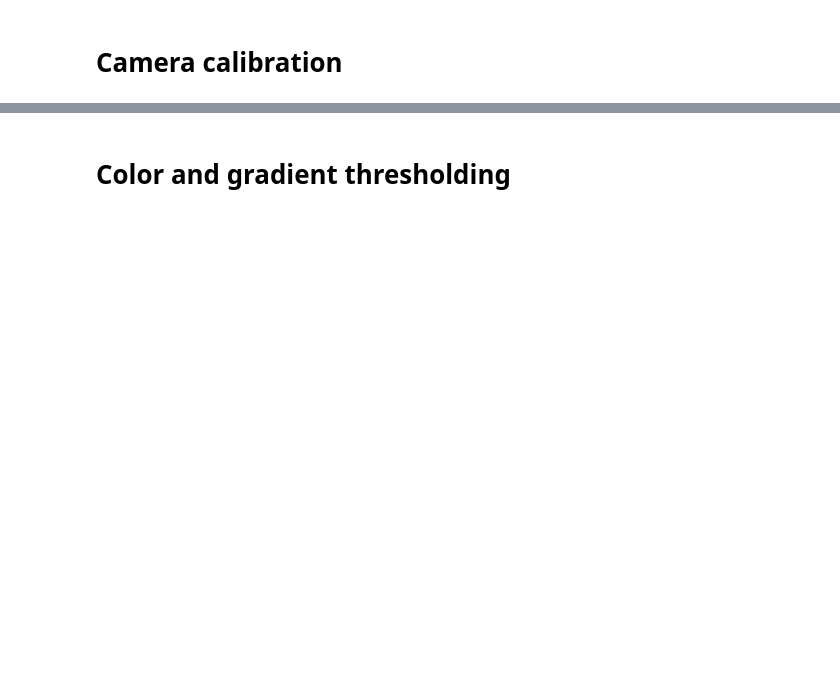
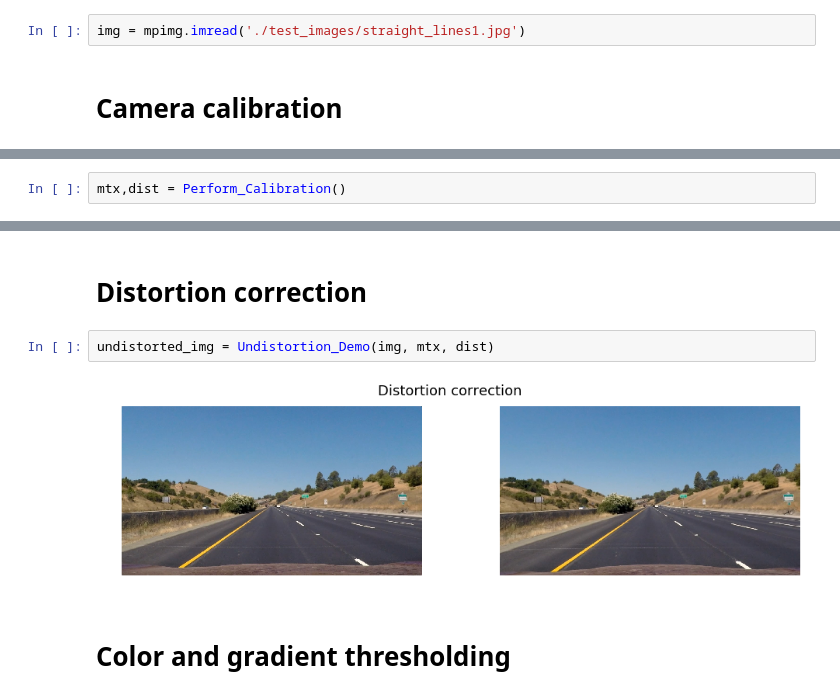
Before and after one commit to truongconghiep/CarND-Advanced-Lane-Lines, a Jupyter notebook: CarND-Advanced-Lane-Lines.ipynb, the cells around one changed output, grey strips where cells are left out. Cells and saved outputs as stored; diff of their text form; blank space fills up the shorter version.

Commit message:
added eclipse project added images seperated code

```diff
--- a/CarND-Advanced-Lane-Lines.ipynb
+++ b/CarND-Advanced-Lane-Lines.ipynb
@@ -506,2 +13,4 @@ def Pineline_image(img, M, mtx, dist, thresholds = [],):
+# %%
+img = mpimg.imread('./test_images/straight_lines1.jpg')
 # %% [markdown]
 # Camera calibration
@@ -524,0 +17,2 @@ Plot_Images([img_cal, undist],2, title = 'Distortion correction')
+# %%
+mtx,dist = Perform_Calibration()
@@ -525,2 +21,8 @@ Plot_Images([img_cal, undist],2, title = 'Distortion correction')
+# %% [markdown]
+# Distortion correction
+# %%
+undistorted_img = Undistortion_Demo(img, mtx, dist)
+# %% [output]
+[figure, added]
 # %% [markdown]
 # Color and gradient thresholding
```
Also changed, not shown: parts of 14 cells of this notebook, 12 other files.
